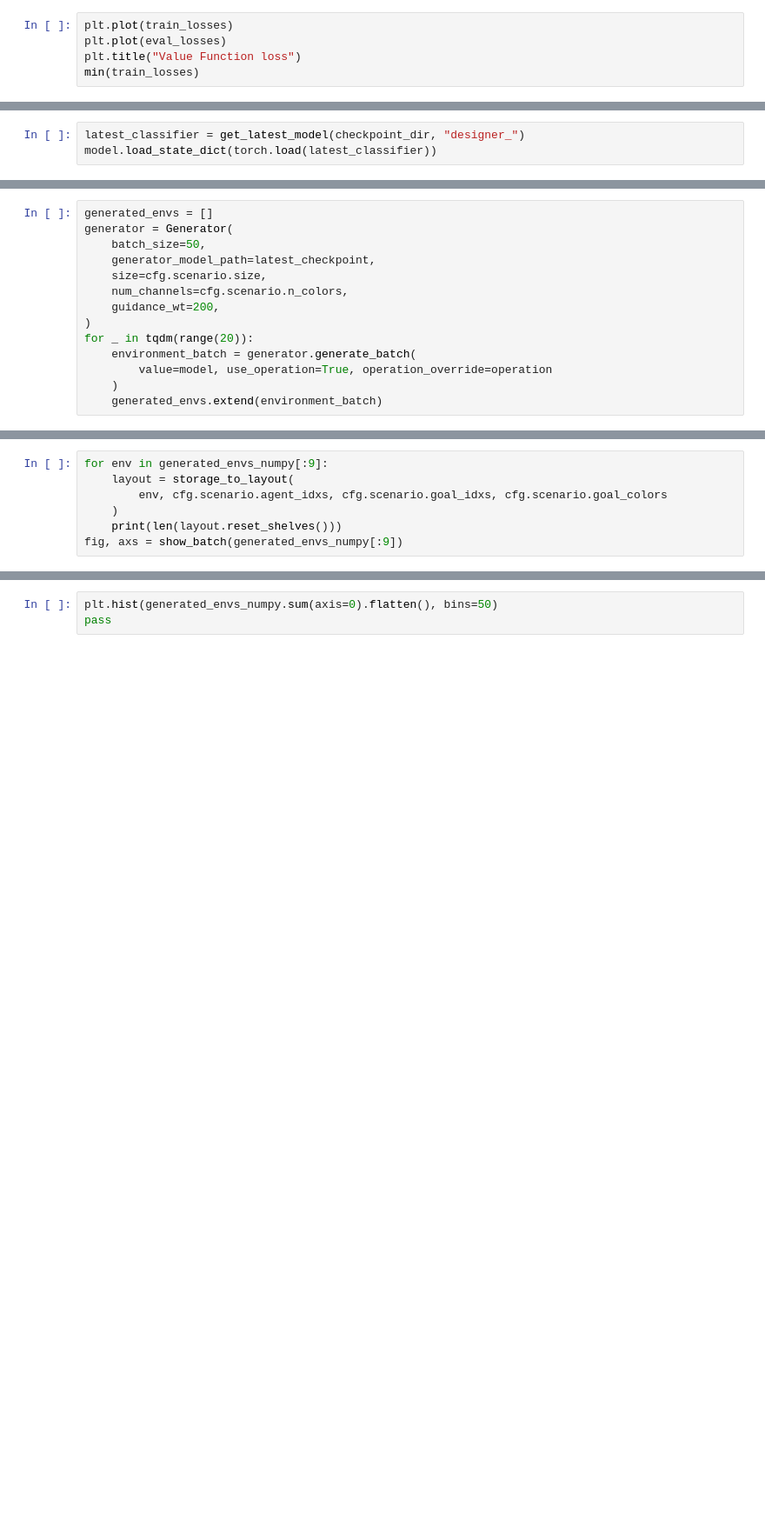
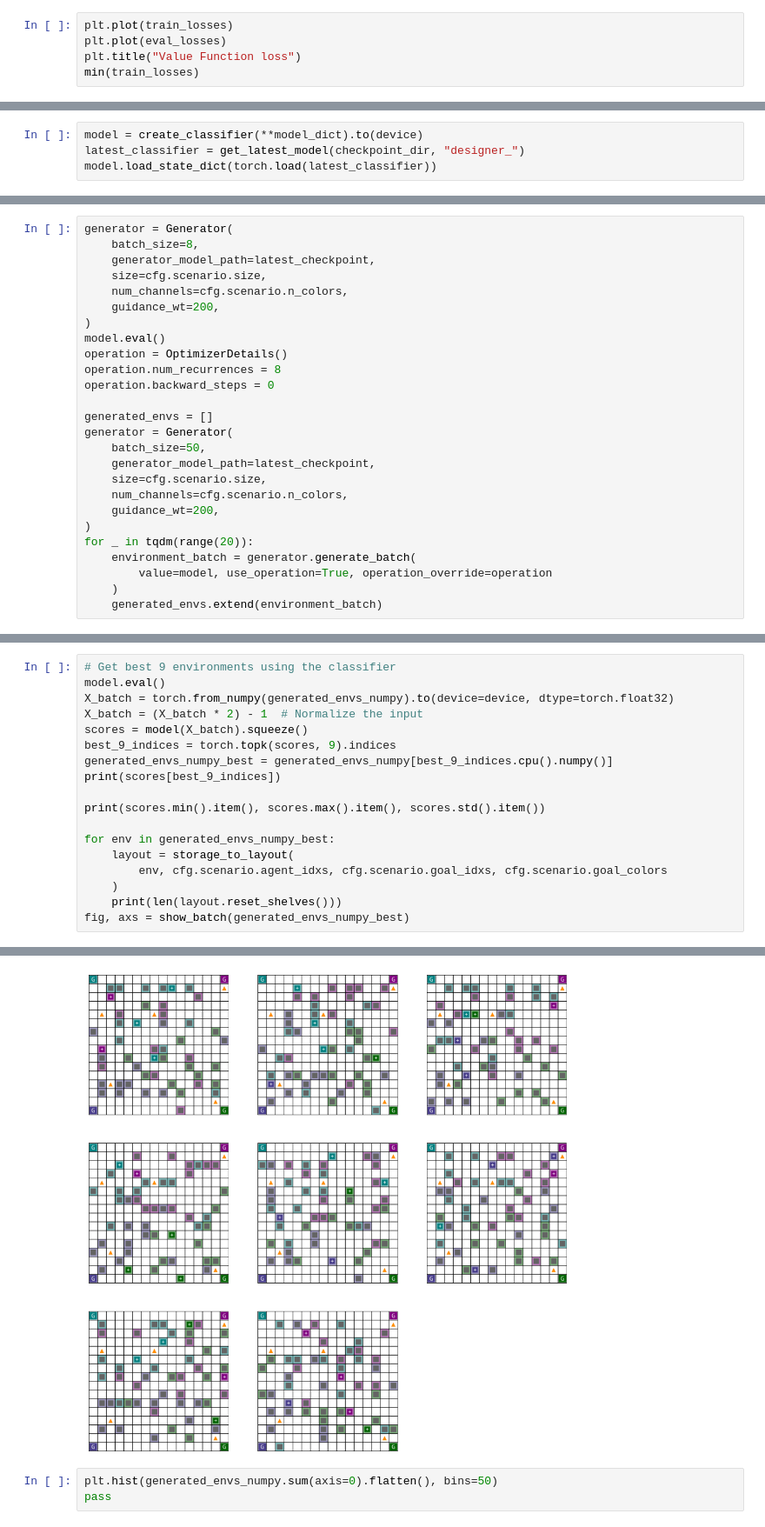
Before and after one commit to MarkHaoxiang/diffusion-co-design, a Jupyter notebook: notebooks/train_visualisation.ipynb, the cells around one changed output, grey strips where cells are left out. Shown: that part at 87% size. Drawn from its saved outputs; the diff is of its cells as text; blank space fills up the shorter version.

```diff
--- a/notebooks/train_visualisation.ipynb
+++ b/notebooks/train_visualisation.ipynb
@@ -410,3 +425,4 @@ print(model(X_batch))
 # %%
+model = create_classifier(**model_dict).to(device)
 latest_classifier = get_latest_model(checkpoint_dir, "designer_")
 model.load_state_dict(torch.load(latest_classifier))
@@ -413,4 +431,16 @@ model.load_state_dict(torch.load(latest_classifier))
 # %%
+generator = Generator(
+    batch_size=8,
+    generator_model_path=latest_checkpoint,
+    size=cfg.scenario.size,
+    num_channels=cfg.scenario.n_colors,
+    guidance_wt=200,
+)
+model.eval()
+operation = OptimizerDetails()
+operation.num_recurrences = 8
+operation.backward_steps = 0
+
 generated_envs = []
 generator = Generator(
     batch_size=50,
@@ -437,7 +469,19 @@ plt.show()
-# %%
-for env in generated_envs_numpy[:9]:
-    layout = storage_to_layout(
-        env, cfg.scenario.agent_idxs, cfg.scenario.goal_idxs, cfg.scenario.goal_colors
-    )
-    print(len(layout.reset_shelves()))
-fig, axs = show_batch(generated_envs_numpy[:9])
+# %%
+# Get best 9 environments using the classifier
+model.eval()
+X_batch = torch.from_numpy(generated_envs_numpy).to(device=device, dtype=torch.float32)
+X_batch = (X_batch * 2) - 1  # Normalize the input
+scores = model(X_batch).squeeze()
+best_9_indices = torch.topk(scores, 9).indices
+generated_envs_numpy_best = generated_envs_numpy[best_9_indices.cpu().numpy()]
+print(scores[best_9_indices])
+
+print(scores.min().item(), scores.max().item(), scores.std().item())
+
+for env in generated_envs_numpy_best:
+    layout = storage_to_layout(
+        env, cfg.scenario.agent_idxs, cfg.scenario.goal_idxs, cfg.scenario.goal_colors
+    )
+    print(len(layout.reset_shelves()))
+fig, axs = show_batch(generated_envs_numpy_best)
+# %% [output]
@@ -444,3 +500,4 @@ fig, axs = show_batch(generated_envs_numpy[:9])
+[figure, added]
 # %%
 plt.hist(generated_envs_numpy.sum(axis=0).flatten(), bins=50)
 pass
```
Also changed, not shown: parts of 5 cells of this notebook, 18 other files.
